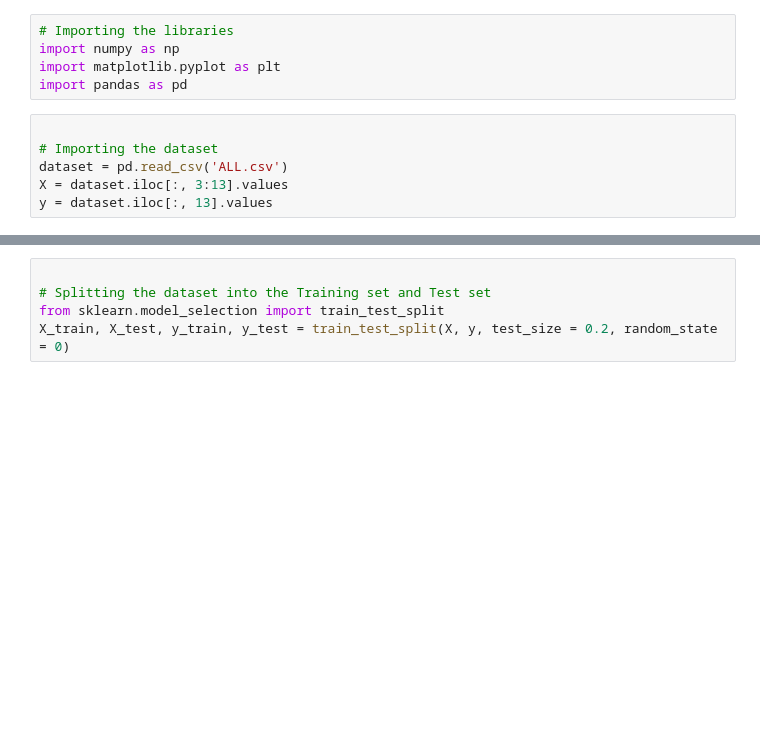
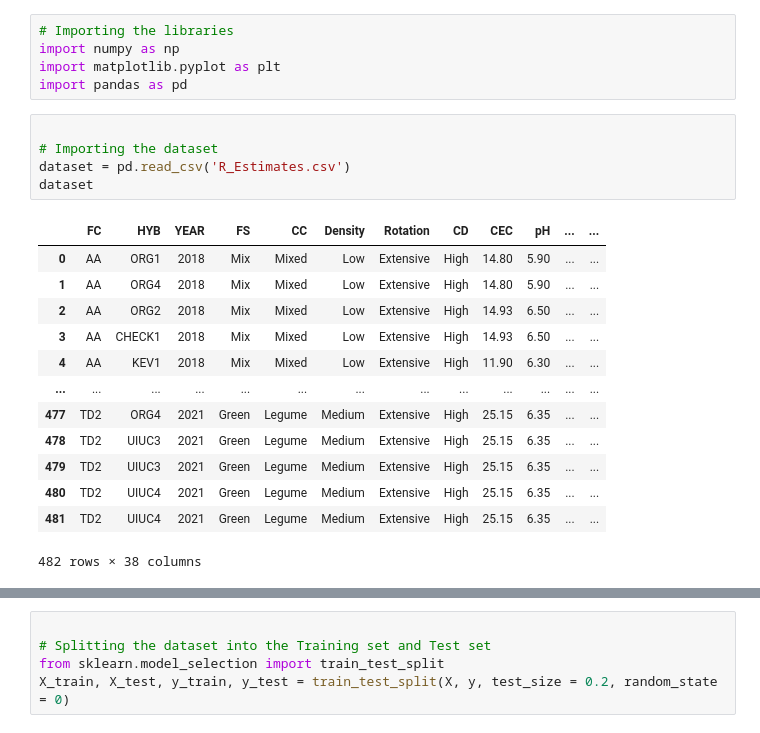
Before and after one commit to Mujjabi/Participatory-Breeding-and-Machine-Learning, a Jupyter notebook: Analysis_Python/ML_Models/XGBoost.ipynb, the cells around one changed output, grey strips where cells are left out. Saved outputs shown, nothing was run; the diff lists cells and outputs as text; blank space fills up the shorter version.

```diff
--- a/Analysis_Python/ML_Models/XGBoost.ipynb
+++ b/Analysis_Python/ML_Models/XGBoost.ipynb
@@ -8,6 +8,19 @@ import pandas as pd
 # %%
 
 # Importing the dataset
-dataset = pd.read_csv('ALL.csv')
-X = dataset.iloc[:, 3:13].values
-y = dataset.iloc[:, 13].values
+dataset = pd.read_csv('R_Estimates.csv')
+dataset
+# %% [output]
+|  | FC | HYB | YEAR | FS | CC | Density | Rotation | CD | CEC | pH | ... | ... |
+| 0 | AA | ORG1 | 2018 | Mix | Mixed | Low | Extensive | High | 14.80 | 5.90 | ... | ... |
+| 1 | AA | ORG4 | 2018 | Mix | Mixed | Low | Extensive | High | 14.80 | 5.90 | ... | ... |
+| 2 | AA | ORG2 | 2018 | Mix | Mixed | Low | Extensive | High | 14.93 | 6.50 | ... | ... |
+| 3 | AA | CHECK1 | 2018 | Mix | Mixed | Low | Extensive | High | 14.93 | 6.50 | ... | ... |
+| 4 | AA | KEV1 | 2018 | Mix | Mixed | Low | Extensive | High | 11.90 | 6.30 | ... | ... |
+| ... | ... | ... | ... | ... | ... | ... | ... | ... | ... | ... | ... | ... |
+| 477 | TD2 | ORG4 | 2021 | Green | Legume | Medium | Extensive | High | 25.15 | 6.35 | ... | ... |
+| 478 | TD2 | UIUC3 | 2021 | Green | Legume | Medium | Extensive | High | 25.15 | 6.35 | ... | ... |
+| 479 | TD2 | UIUC3 | 2021 | Green | Legume | Medium | Extensive | High | 25.15 | 6.35 | ... | ... |
+| 480 | TD2 | UIUC4 | 2021 | Green | Legume | Medium | Extensive | High | 25.15 | 6.35 | ... | ... |
+| 481 | TD2 | UIUC4 | 2021 | Green | Legume | Medium | Extensive | High | 25.15 | 6.35 | ... | ... |
+482 rows × 38 columns
```
Also changed, not shown: parts of 10 cells of this notebook, 11 other files.
